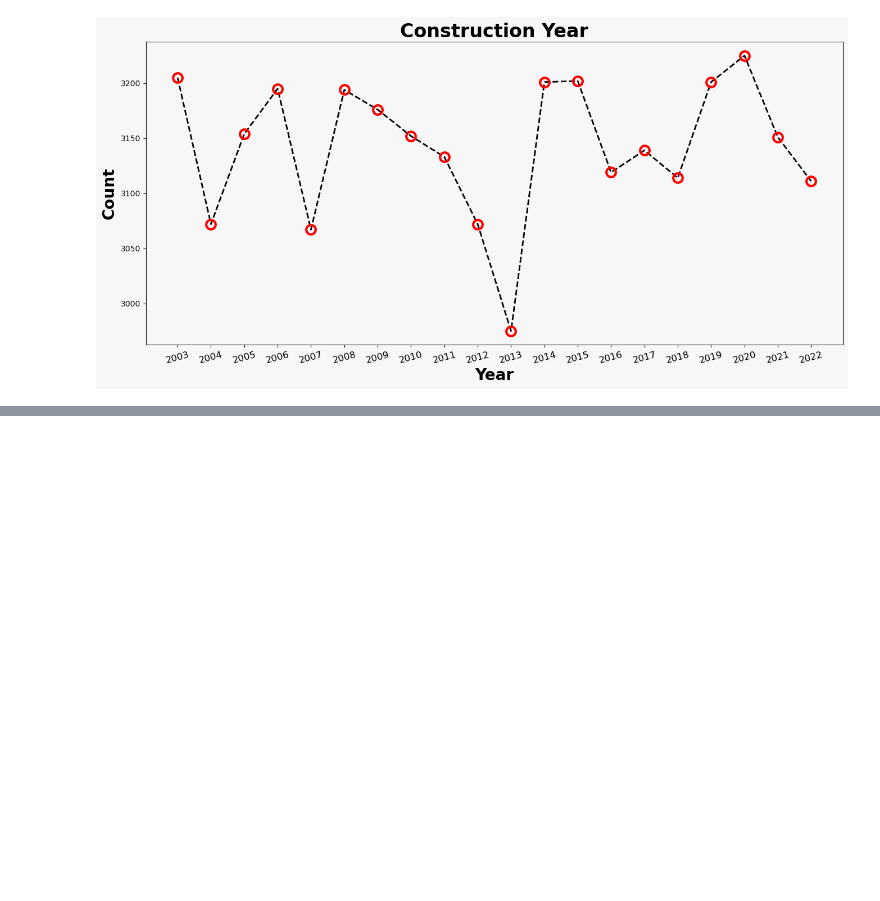
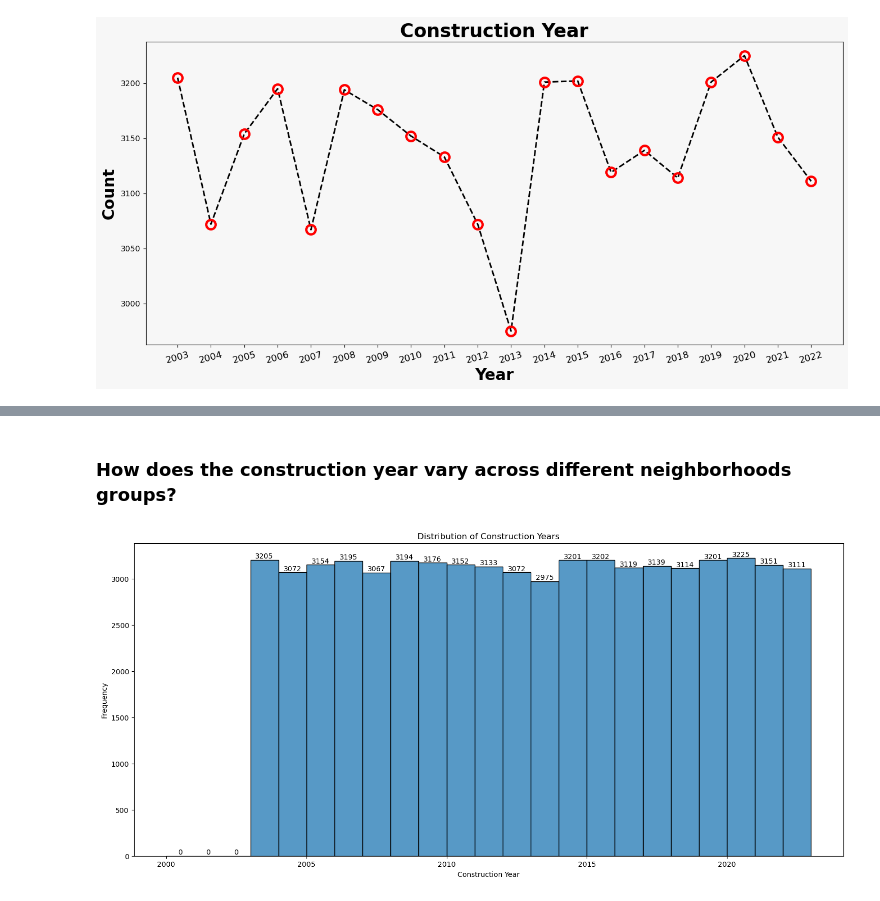
Before and after one commit to chrishunt11/Airbnb_Analysis, a Jupyter notebook: Airbnb Open Data.ipynb, the cells around one changed output, grey strips where cells are left out. Drawn from its saved outputs; the diff is of its cells as text; code cells hidden in the pictures; blank space fills up the shorter version.

```diff
--- a/Airbnb Open Data.ipynb
+++ b/Airbnb Open Data.ipynb
@@ -560,0 +579,26 @@ plt.show()
+# %% [markdown]
+### How does the construction year vary across different neighborhoods groups?
+# %%
+# Filter out NaN values and convert construction_year to integer
+df_cleaned = df.dropna(subset=['construction_year']).copy()  # Make a copy to avoid SettingWithCopyWarning
+df_cleaned['construction_year'] = df_cleaned['construction_year'].astype(int)
+
+# Creating a new column for decade
+df_cleaned.loc[:, 'decade'] = (df_cleaned['construction_year'] // 10) * 10
+
+# Plotting
+plt.figure(figsize=(18, 8))
+ax = sns.histplot(data=df_cleaned, x='construction_year', bins=range(2000, df_cleaned['construction_year'].max() + 2, 1))
+plt.title('Distribution of Construction Years')
+plt.xlabel('Construction Year')
+plt.ylabel('Frequency')
+
+# Annotating each bar with its frequency
+for p in ax.patches:
+    ax.annotate(f'{p.get_height()}', (p.get_x() + p.get_width() / 2., p.get_height()),
+                ha='center', va='center', fontsize=10, color='black', xytext=(0, 5),
+                textcoords='offset points')
+
+plt.show()
+# %% [output]
+[figure, added]
```
Also changed, not shown: parts of 31 cells of this notebook, 1 other file.
